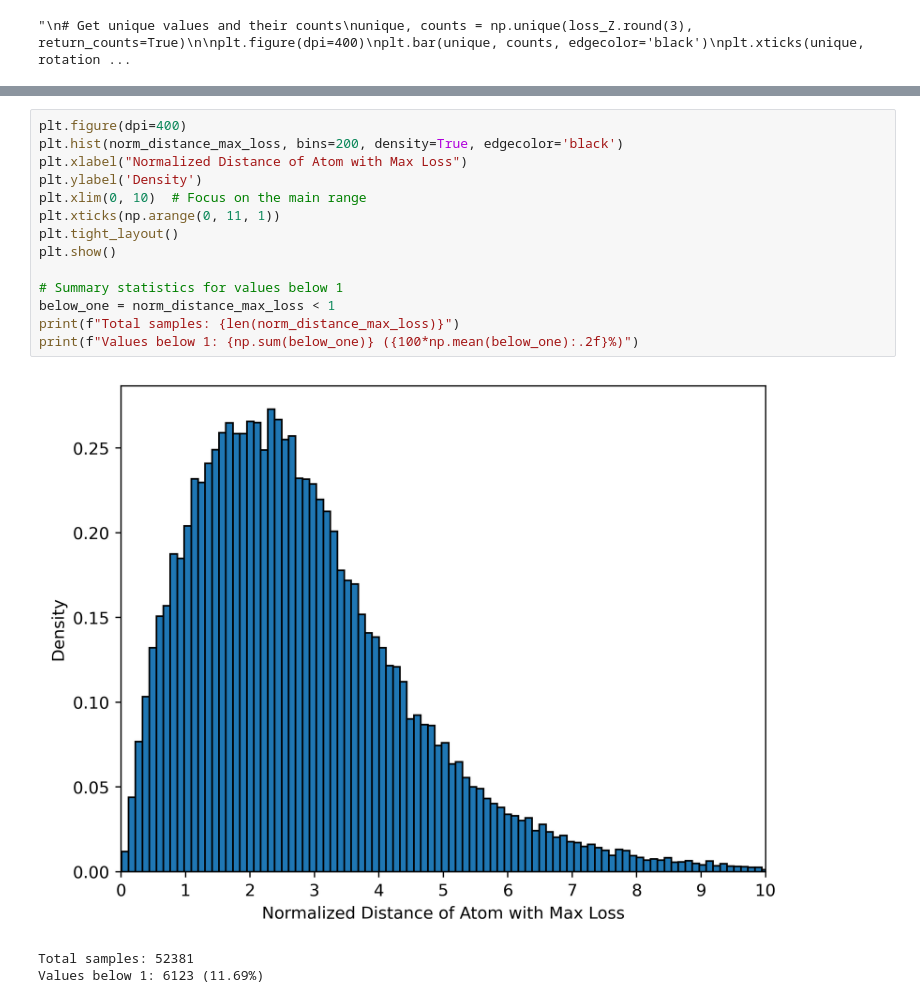
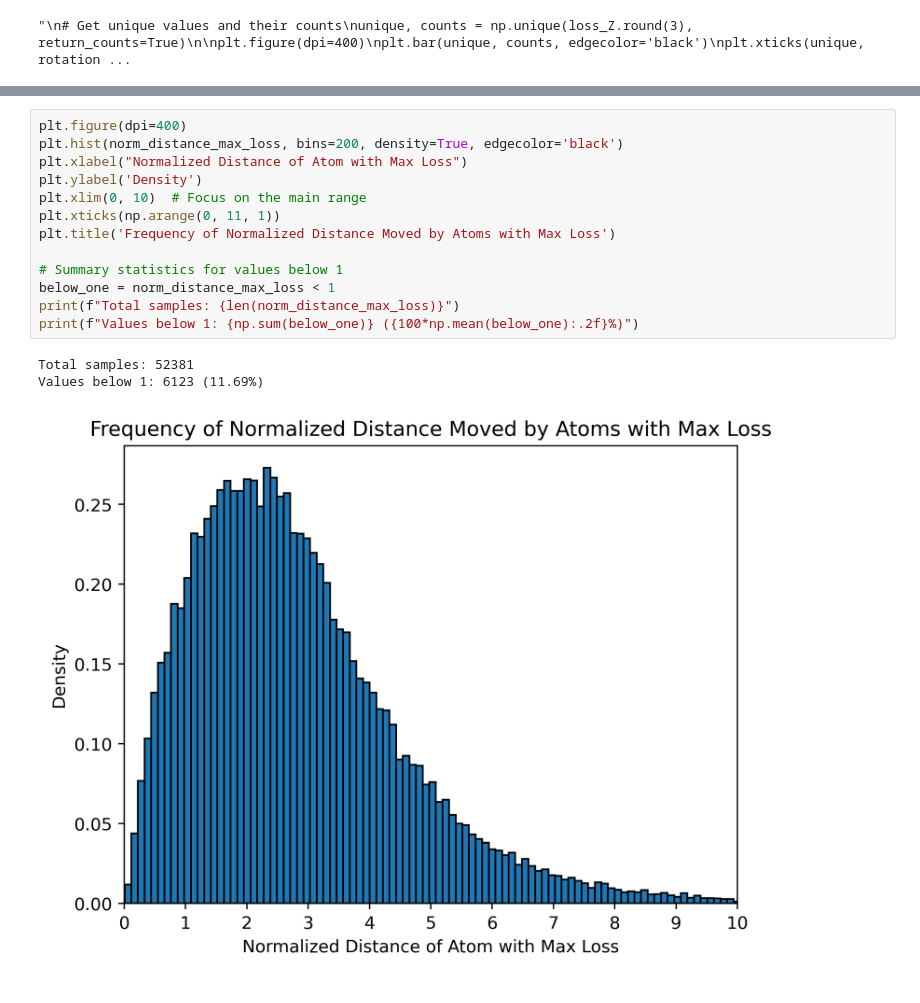
Before and after one commit to DeanMSweeney/gace, a Jupyter notebook: analysis/equiformerv2/loss_v_atom.ipynb, the cells around one changed output, grey strips where cells are left out. Drawn from its saved outputs; the diff is of its cells as text.

```diff
--- a/analysis/equiformerv2/loss_v_atom.ipynb
+++ b/analysis/equiformerv2/loss_v_atom.ipynb
@@ -77,18 +84,17 @@ Text(0, 0.5, 'Normalized Distance of Atom with Max Loss')
 # %%
 plt.figure(dpi=400)
 plt.hist(norm_distance_max_loss, bins=200, density=True, edgecolor='black')
 plt.xlabel("Normalized Distance of Atom with Max Loss")
 plt.ylabel('Density')
 plt.xlim(0, 10)  # Focus on the main range
 plt.xticks(np.arange(0, 11, 1))
-plt.tight_layout()
-plt.show()
+plt.title('Frequency of Normalized Distance Moved by Atoms with Max Loss')
 
 # Summary statistics for values below 1
 below_one = norm_distance_max_loss < 1
 print(f"Total samples: {len(norm_distance_max_loss)}")
 print(f"Values below 1: {np.sum(below_one)} ({100*np.mean(below_one):.2f}%)")
 # %% [output]
+Total samples: 52381
+Values below 1: 6123 (11.69%)
-[figure, old version]
+[figure, new version]
-Total samples: 52381
-Values below 1: 6123 (11.69%)
```
Also changed, not shown: parts of 5 cells of this notebook.
